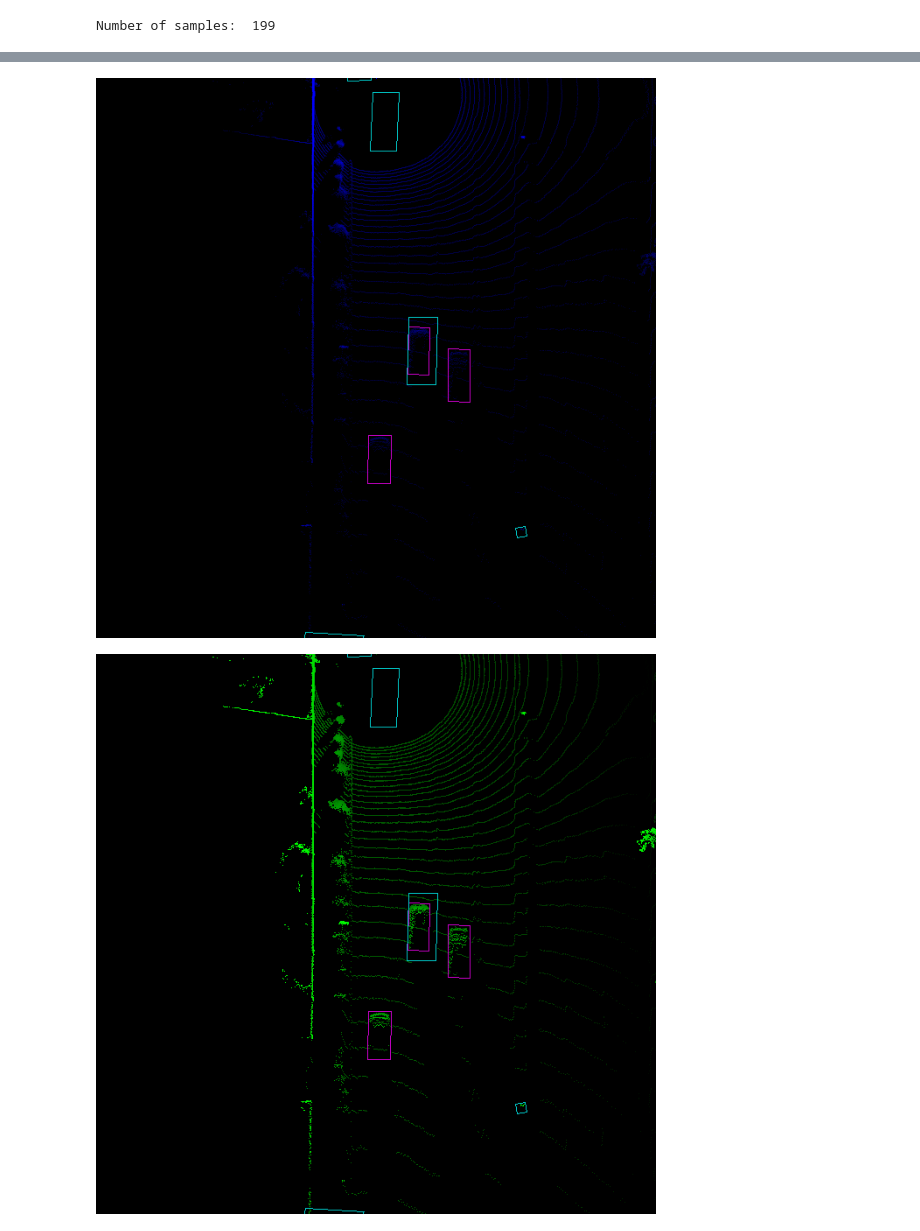
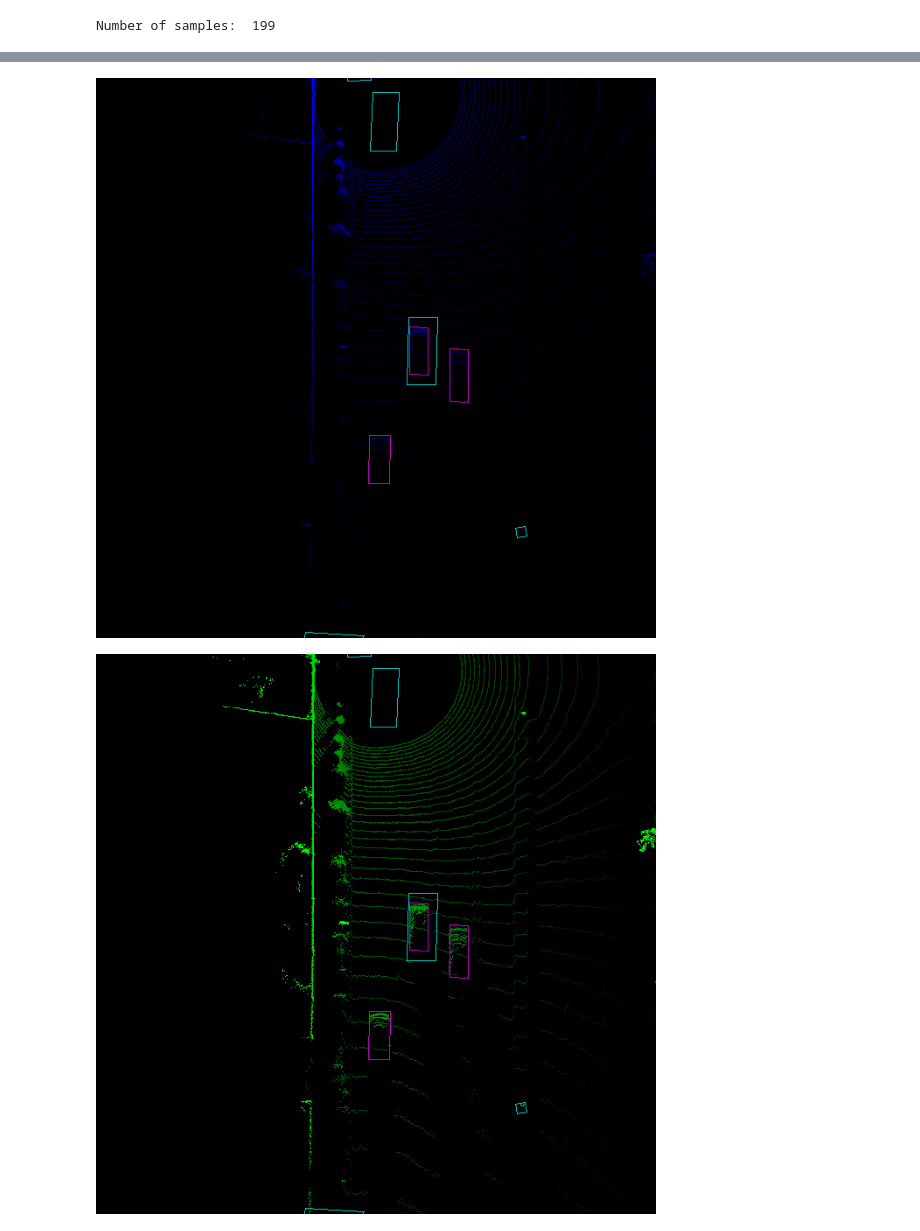
Before and after one commit to NoahPichl/av-kv, a Jupyter notebook: Assignment2/main.ipynb, the cells around one changed output, grey strips where cells are left out. Saved outputs shown, nothing was run; the diff lists cells and outputs as text; code cells hidden in the pictures.

```diff
--- a/Assignment2/main.ipynb
+++ b/Assignment2/main.ipynb
@@ -27,7 +24,7 @@ Implemented most of the dataloading and preprocessing in TaskDataset.py <br>
 Load model weigths from pointpillars_waymo.pth <br>
 The model configuration and general pipelinesettings are defined in pointpillars_waymo.yml
 # %%
-cfg_file = "/workspaces/AutomotiveVehicles/Assignment2/ObjectDetection/pointpillars_waymo.yml"
+cfg_file = "ObjectDetection/pointpillars_waymo.yml"
 # cfg_file = "/workspaces/AutomotiveVehicles/Assignment2/ObjectDetection/pointpillars_kitti.yml"
 cfg =  _ml3d.utils.Config.load_from_file(cfg_file)
 
@@ -55,5 +52,3 @@ test_split = dataset.get_split("test")
 print("Number of samples: ", len(test_split))
 # %% [output]
 Number of samples:  199
-# %%
-val = pipeline.run_valid()
@@ -61,0 +55,2 @@ IndexError: too many indices for array: array is 1-dimensional, but 7 were index
+# %%
+pipeline.run_valid()
@@ -232,7 +250,7 @@ def show_bounding_boxes(bev_map: np.ndarray, configs, labels, pred) -> np.ndarra
 
     for boxes, color in zip([labels, pred], [[200, 0, 200], [0, 200, 200]]):
         for box in boxes:
-            x, y, z, w, l, h, r = box.to_xyzwhlr()
+            x, y, z, l, w, h, r = box.to_xyzwhlr()
 
             x = np.int_(np.floor(x / bev_x_discret))
             l = np.int_(np.floor(l / bev_x_discret))
@@ -263,16 +281,9 @@ configs.lims.z = [-1.5, 3]
 configs.lims.intensity = [0, 1.0]
 configs.bev_height = 640
 configs.bev_width = 640
-
-pred = []
-for i, b in enumerate(result[0]):
-    if b.confidence > 0.1:
-        box = copy.copy(b)
-        box.size = [b.size[i] for i in [2, 1, 0]]
-        pred.append(box)
 # %%
 bev_map = pcl_to_bev(pcl, configs)
-show_bounding_boxes(bev_map, configs, data["bounding_boxes"], pred)
+show_bounding_boxes(bev_map, configs, data["bounding_boxes"], result[0])
 # %% [output]
-[figure, old version]
+[figure, new version]
-[figure, old version]
+[figure, new version]
```
Also changed, not shown: parts of 5 cells of this notebook, 7 other files.
